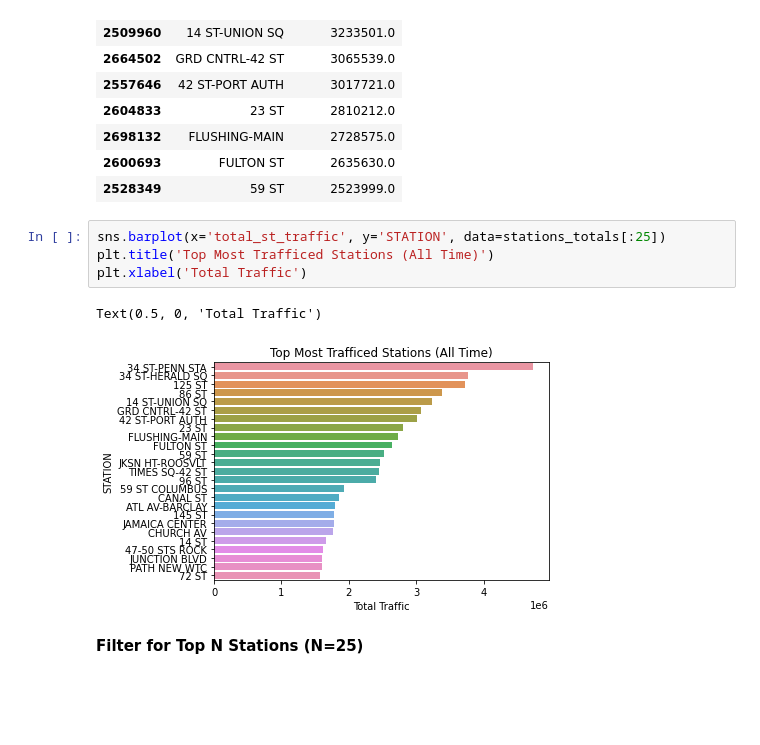
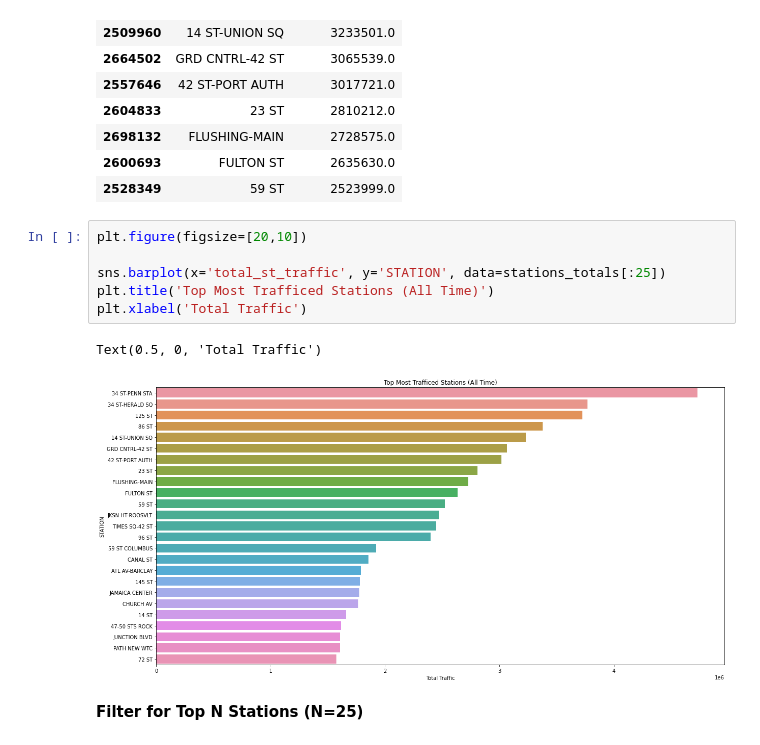
Before and after one commit to aauyeung19/Metis-Project-1, a Jupyter notebook: data cleaning.ipynb, the cells around one changed output. Cells and saved outputs as stored; diff of their text form; blank space fills up the shorter version.

```diff
--- a/data cleaning.ipynb
+++ b/data cleaning.ipynb
@@ -206,12 +207,14 @@ stations_totals[:11]
 | 2600693 | FULTON ST | 2635630.0 |
 | 2528349 | 59 ST | 2523999.0 |
 # %%
+plt.figure(figsize=[20,10])
+
 sns.barplot(x='total_st_traffic', y='STATION', data=stations_totals[:25])
 plt.title('Top Most Trafficed Stations (All Time)')
 plt.xlabel('Total Traffic')
 # %% [output]
 Text(0.5, 0, 'Total Traffic')
-[figure, old version]
+[figure, new version]
 # %% [markdown]
 **Filter for Top N Stations (N=25)**
 # %%
```
Also changed, not shown: parts of 2 cells of this notebook.
